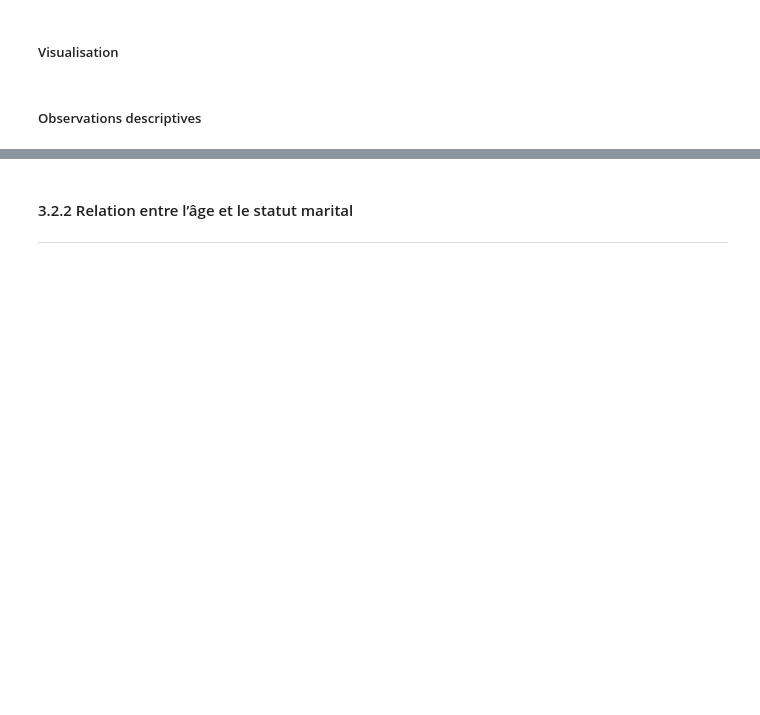
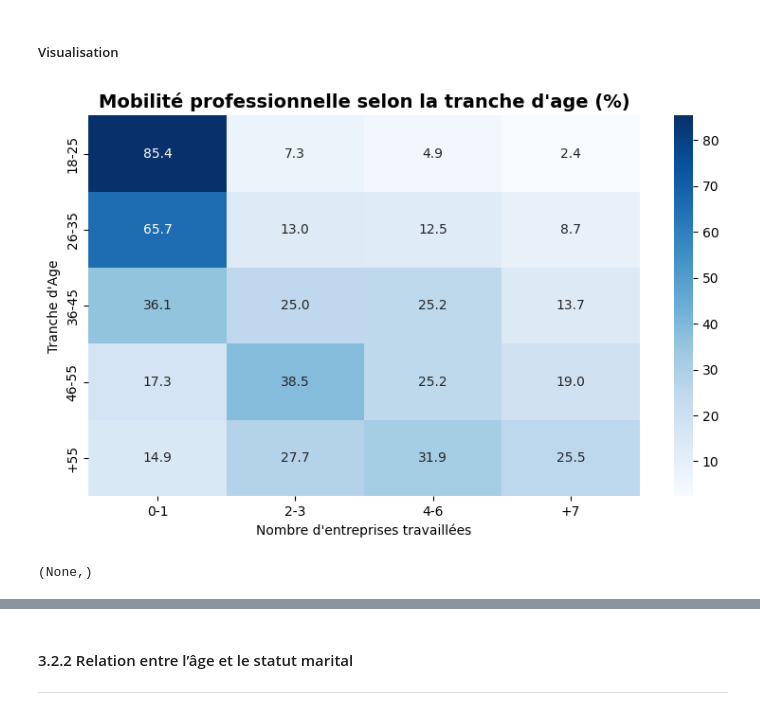
Before and after one commit to Kemuri15/employee-attrition-analysis, a Jupyter notebook: notebooks/03_axes_vie_perso.ipynb, the cells around one changed output, grey strips where cells are left out. Drawn from its saved outputs; the diff is of its cells as text; code cells hidden in the pictures; blank space fills up the shorter version.

Commit message:
feat : 03_axe_vie_perso 3.2.1 age et mobilité ajouter et finaliser

```diff
--- a/notebooks/03_axes_vie_perso.ipynb
+++ b/notebooks/03_axes_vie_perso.ipynb
@@ -1123,2 +1124,16 @@ une visualisation simple
 # %% [markdown]
 ##### Tableaux croisés
+# %%
+age_numCompaniesWorked = df_vie_perso[["Tranche_Age", "Tranche_EtsTravaille"]]
+age_numCompaniesWorked = age_numCompaniesWorked.reset_index()
+
+age_numCompaniesWorked
+
+# Calcul du groupe
+df_age_numCompaniesWorked = age_numCompaniesWorked.groupby("Tranche_Age", observed=True)["Tranche_EtsTravaille"].value_counts(normalize=True).sort_values(ascending=False).round(3)*100
+df_age_numCompaniesWorked = df_age_numCompaniesWorked.reset_index(name="Pourcentage")
+display(df_age_numCompaniesWorked.head())
+
+# Table pivot ligne = Tranche age, colonne = Tranche ets travaille , valeur = pourcentage
+pivot_age_numCompaniesWorked = df_age_numCompaniesWorked.pivot_table(index="Tranche_Age", columns="Tranche_EtsTravaille", values="Pourcentage",observed=True)
+pivot_age_numCompaniesWorked
@@ -1125,4 +1154,17 @@ une visualisation simple
 # %% [markdown]
 ##### Visualisation
-# %% [markdown]
-##### Observations descriptives
+# %%
+# test heatmap
+
+plt.figure(figsize=(8,5))
+sns.heatmap(pivot_age_numCompaniesWorked, cmap="Blues", annot=True, fmt=".1f", cbar=True)
+plt.gca().yaxis_inverted()
+plt.title("Mobilité professionnelle selon la tranche d'age (%)",fontsize=14, fontweight="bold" )
+plt.xlabel("Nombre d'entreprises travaillées")
+plt.ylabel("Tranche d'Age")
+plt.xticks(rotation= 0)
+plt.tight_layout()
+plt.show(),
+# %% [output]
+[figure, added]
+(None,)
```
Also changed, not shown: parts of 7 cells of this notebook, 1 other file.
